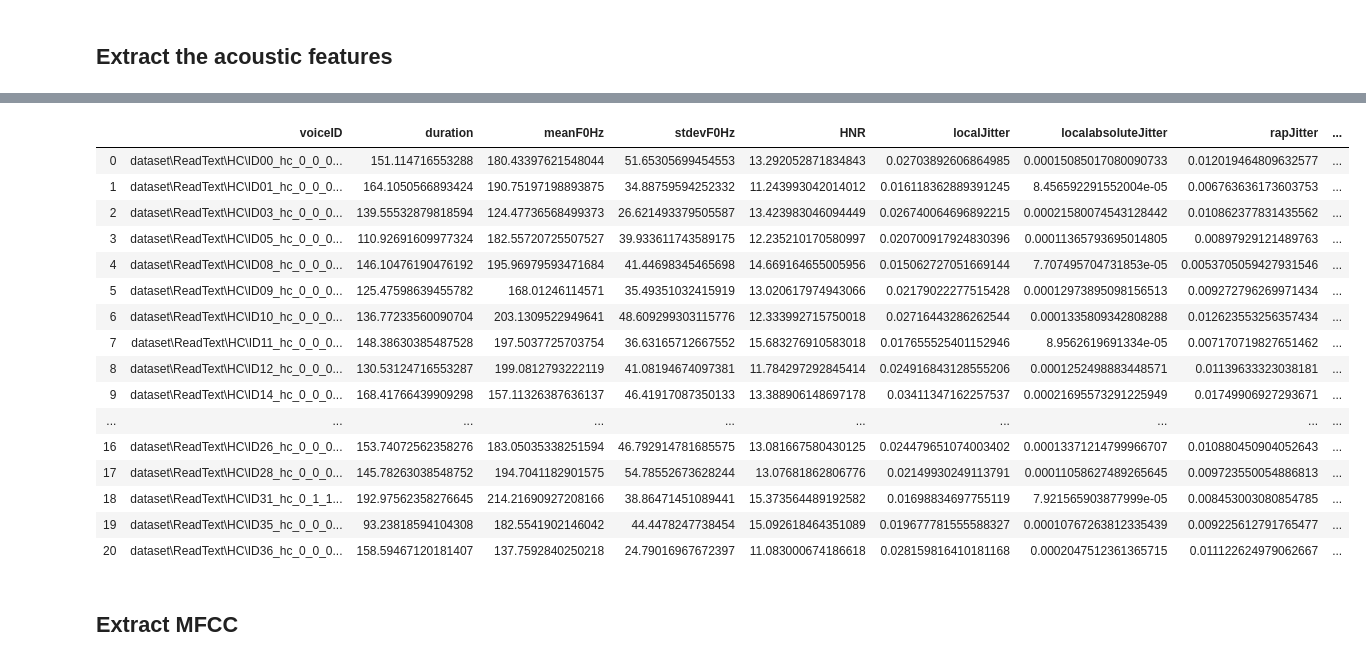
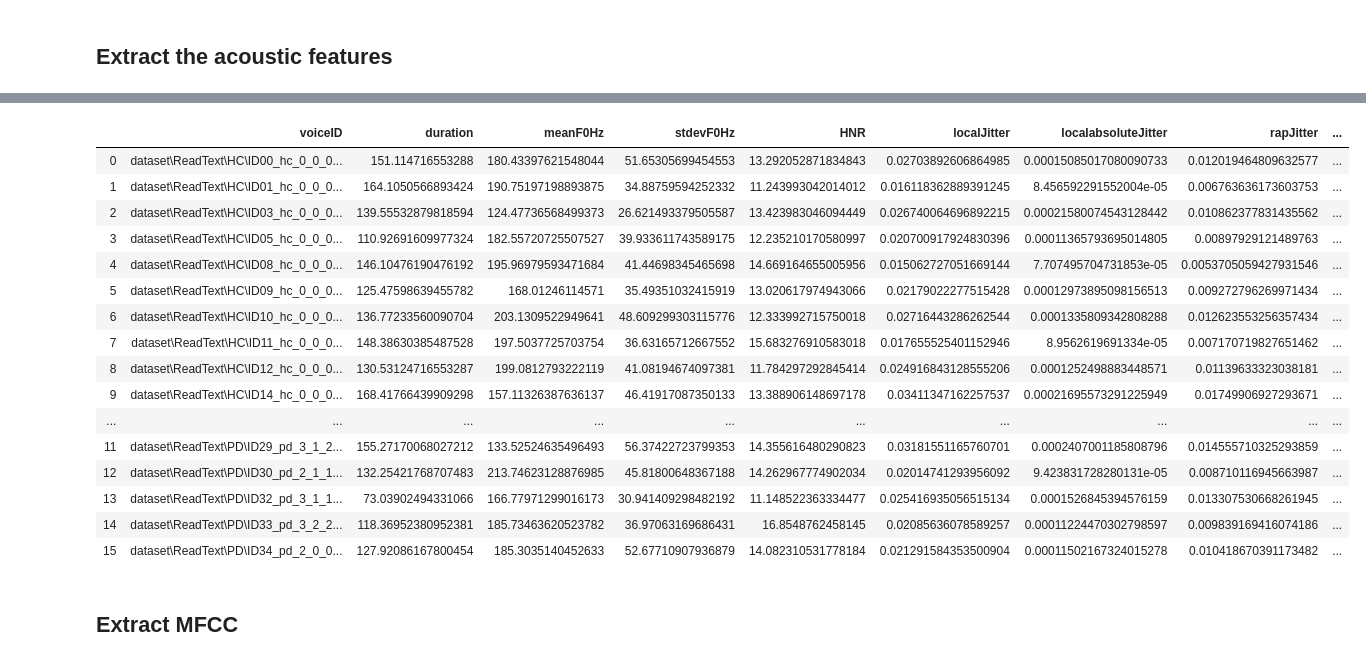
Before and after one commit to aeesha-T/parkinsons_prediction_using_speech, a Jupyter notebook: Test_Notebook.ipynb, the cells around one changed output, grey strips where cells are left out. Cells and saved outputs as stored; diff of their text form; code cells hidden in the pictures.

```diff
--- a/Test_Notebook.ipynb
+++ b/Test_Notebook.ipynb
@@ -37,6 +37,7 @@ import os.path
 #file1 = "ID00_hc_0_0_0.wav"
 #folder = r"C:\Users\Aeesha\Documents\CMU\Research\Code\KCL\ReadText\HC\*.wav"
 folder = r"dataset\ReadText\HC\*.wav"
+folder_pd = r"dataset\ReadText\\*.wav"
 # %% [markdown]
 ## Plot the soundwaves
 # %%
@@ -165,25 +216,29 @@ df.to_csv("processed_results.csv", index=False)
 # %%
 df['label'] = 0
 df.to_csv("processed_results_2.csv", index=False)
 df
+df_pd['label']= 1
+
+df_readtext = pd.concat([df, df_pd])
+df_readtext
 # %% [output]
 |  | voiceID | duration | meanF0Hz | stdevF0Hz | HNR | localJitter | localabsoluteJitter | rapJitter | ... |
 | 0 | dataset\ReadText\HC\ID00_hc_0_0_0... | 151.114716553288 | 180.43397621548044 | 51.65305699454553 | 13.292052871834843 | 0.02703892606864985 | 0.00015085017080090733 | 0.012019464809632577 | ... |
 | 1 | dataset\ReadText\HC\ID01_hc_0_0_0... | 164.1050566893424 | 190.75197198893875 | 34.88759594252332 | 11.243993042014012 | 0.016118362889391245 | 8.456592291552004e-05 | 0.006763636173603753 | ... |
 | 2 | dataset\ReadText\HC\ID03_hc_0_0_0... | 139.55532879818594 | 124.47736568499373 | 26.621493379505587 | 13.423983046094449 | 0.026740064696892215 | 0.00021580074543128442 | 0.010862377831435562 | ... |
 | 3 | dataset\ReadText\HC\ID05_hc_0_0_0... | 110.92691609977324 | 182.55720725507527 | 39.933611743589175 | 12.235210170580997 | 0.020700917924830396 | 0.00011365793695014805 | 0.00897929121489763 | ... |
 | 4 | dataset\ReadText\HC\ID08_hc_0_0_0... | 146.10476190476192 | 195.96979593471684 | 41.44698345465698 | 14.669164655005956 | 0.015062727051669144 | 7.707495704731853e-05 | 0.0053705059427931546 | ... |
 | 5 | dataset\ReadText\HC\ID09_hc_0_0_0... | 125.47598639455782 | 168.01246114571 | 35.49351032415919 | 13.020617974943066 | 0.02179022277515428 | 0.00012973895098156513 | 0.009272796269971434 | ... |
 | 6 | dataset\ReadText\HC\ID10_hc_0_0_0... | 136.77233560090704 | 203.1309522949641 | 48.609299303115776 | 12.333992715750018 | 0.02716443286262544 | 0.0001335809342808288 | 0.012623553256357434 | ... |
 | 7 | dataset\ReadText\HC\ID11_hc_0_0_0... | 148.38630385487528 | 197.5037725703754 | 36.63165712667552 | 15.683276910583018 | 0.017655525401152946 | 8.9562619691334e-05 | 0.007170719827651462 | ... |
 | 8 | dataset\ReadText\HC\ID12_hc_0_0_0... | 130.53124716553287 | 199.0812793222119 | 41.08194674097381 | 11.784297292845414 | 0.024916843128555206 | 0.0001252498883448571 | 0.01139633323038181 | ... |
 | 9 | dataset\ReadText\HC\ID14_hc_0_0_0... | 168.41766439909298 | 157.11326387636137 | 46.41917087350133 | 13.388906148697178 | 0.03411347162257537 | 0.00021695573291225949 | 0.01749906927293671 | ... |
 | ... | ... | ... | ... | ... | ... | ... | ... | ... | ... |
-| 16 | dataset\ReadText\HC\ID26_hc_0_0_0... | 153.74072562358276 | 183.05035338251594 | 46.792914781685575 | 13.081667580430125 | 0.024479651074003402 | 0.00013371214799966707 | 0.010880450904052643 | ... |
-| 17 | dataset\ReadText\HC\ID28_hc_0_0_0... | 145.78263038548752 | 194.7041182901575 | 54.78552673628244 | 13.07681862806776 | 0.02149930249113791 | 0.00011058627489265645 | 0.009723550054886813 | ... |
-| 18 | dataset\ReadText\HC\ID31_hc_0_1_1... | 192.97562358276645 | 214.21690927208166 | 38.86471451089441 | 15.373564489192582 | 0.01698834697755119 | 7.921565903877999e-05 | 0.008453003080854785 | ... |
-| 19 | dataset\ReadText\HC\ID35_hc_0_0_0... | 93.23818594104308 | 182.5541902146042 | 44.4478247738454 | 15.092618464351089 | 0.019677781555588327 | 0.00010767263812335439 | 0.009225612791765477 | ... |
-| 20 | dataset\ReadText\HC\ID36_hc_0_0_0... | 158.59467120181407 | 137.7592840250218 | 24.79016967672397 | 11.083000674186618 | 0.028159816410181168 | 0.0002047512361365715 | 0.011122624979062667 | ... |
+| 11 | dataset\ReadText\PD\ID29_pd_3_1_2... | 155.27170068027212 | 133.52524635496493 | 56.37422723799353 | 14.355616480290823 | 0.03181551165760701 | 0.0002407001185808796 | 0.014555710325293859 | ... |
+| 12 | dataset\ReadText\PD\ID30_pd_2_1_1... | 132.25421768707483 | 213.74623128876985 | 45.81800648367188 | 14.262967774902034 | 0.02014741293956092 | 9.423831728280131e-05 | 0.008710116945663987 | ... |
+| 13 | dataset\ReadText\PD\ID32_pd_3_1_1... | 73.03902494331066 | 166.77971299016173 | 30.941409298482192 | 11.148522363334477 | 0.025416935056515134 | 0.0001526845394576159 | 0.013307530668261945 | ... |
+| 14 | dataset\ReadText\PD\ID33_pd_3_2_2... | 118.36952380952381 | 185.73463620523782 | 36.97063169686431 | 16.8548762458145 | 0.02085636078589257 | 0.00011224470302798597 | 0.009839169416074186 | ... |
+| 15 | dataset\ReadText\PD\ID34_pd_2_0_0... | 127.92086167800454 | 185.3035140452633 | 52.67710907936879 | 14.082310531778184 | 0.021291584353500904 | 0.00011502167324015278 | 0.010418670391173482 | ... |
 # %% [markdown]
 ## Extract MFCC
 # %%
```
Also changed, not shown: parts of 14 cells of this notebook, 6 other files.
